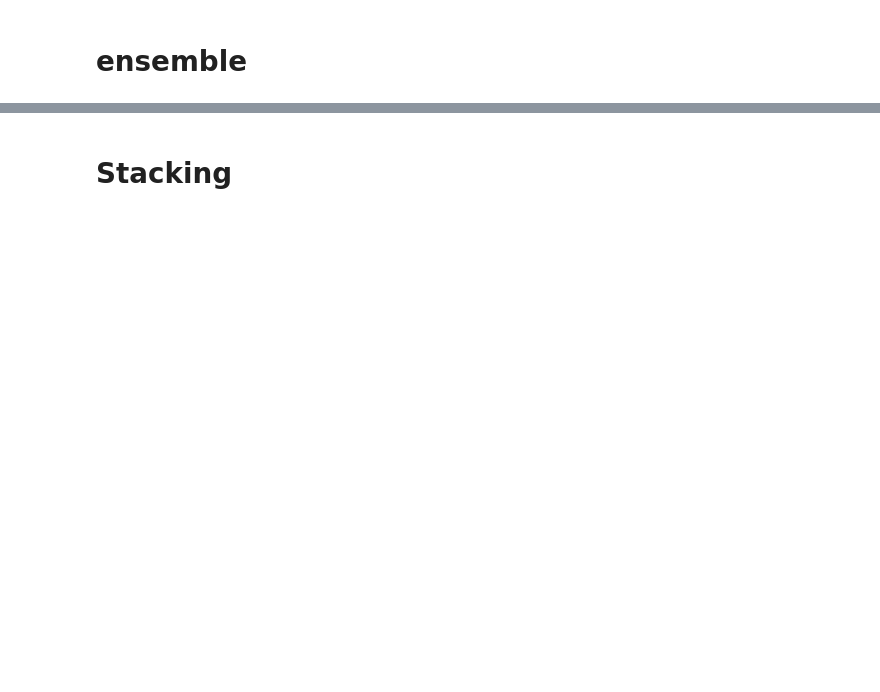
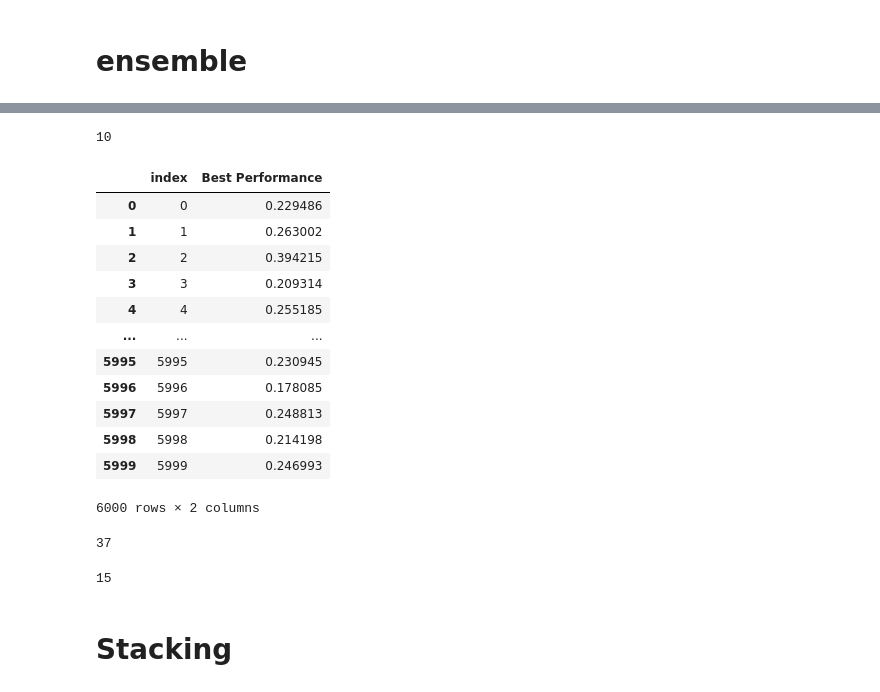
Before and after one commit to andreasmmadjiah/People-Analytics, a Jupyter notebook: BRI.ipynb, the cells around one changed output, grey strips where cells are left out. Saved outputs shown, nothing was run; the diff lists cells and outputs as text; code cells hidden in the pictures; blank space fills up the shorter version.

Commit message:
Fix stacking and ensemble FE

```diff
--- a/BRI.ipynb
+++ b/BRI.ipynb
@@ -1873,10 +2340,34 @@ def fast_predict_FE_ensemble(X,add_fes,pipelines):
     return pred_proba
 # %%
 list_models = [
-    LogisticRegression(class_weight='balanced'),
-    XGBClassifier(scale_pos_weight=3),
-    LGBMClassifier(scale_pos_weight=3),
-    RandomForestClassifier(class_weight='balanced'),
-#     MLPClassifier(hidden_layer_sizes=(100,),activation='identity')
+    LogisticRegression(class_weight='balanced',random_state = 0),
+    XGBClassifier(scale_pos_weight=3,random_state = 0),
+    LGBMClassifier(scale_pos_weight=3,random_state = 0),
+    RandomForestClassifier(class_weight='balanced',random_state = 0),
+    MLPClassifier(hidden_layer_sizes=(100,),activation='identity',random_state = 0)
 ]
+# %%
+parameters = {'multiply':[['GPA','number_of_dependences']],
+              'add':[['annual_leave','sick_leaves'],['assign_of_otherposition','branch_rotation']],
+              'add_str':[['Education_level','job_level']],
+              'substract':[],'divide':[],
+              'bin_add_categ_numer_bin_qcut':[['job_level','GPA',5],['Education_level','GPA',5]],
+            'bin_target_encoding_cut':[],
+             'bin_target_encoding_qcut':[['year_graduated',5],['GPA',5],['annual_leave',5]],
+             'bin_target_encoding_custom_bin':[],
+              'categorical_mean_encoding':['job_level','person_level','Employee_type','Education_level'],
+             'target':'Best Performance'}
+
+parameters = {'multiply':[],
+              'add':[],
+              'add_str':[],
+              'substract':[],'divide':[],
+              'bin_numer_qcut':[],
+              'bin_numer_cut':[],
+              'bin_add_categ_numer_bin_qcut':[],
+            'bin_target_encoding_cut':[['GPA',30]],
+             'bin_target_encoding_qcut':[],
+             'bin_target_encoding_custom_bin':[],
+              'categorical_mean_encoding':[],
+             'target':'Best Performance'}
 # %%
@@ -2017,0 +2518,4 @@ PRec Rec AUC average : [0.85458674 0.25174825] [0.98875578 0.02199145] <==> 0.55
+# %%
+cv=10
+add_fes,pipelines = fast_build_model_FE_ensemble(X_train,y_train,cv,
+                    Feature_Engineering,parameters,list_models=list_models)
@@ -2017,0 +2678,23 @@ PRec Rec AUC average : [0.85458674 0.25174825] [0.98875578 0.02199145] <==> 0.55
+# %%
+len(add_fes)
+# %% [output]
+10
+# %%
+pred_proba = fast_predict_FE_ensemble(data_test,add_fes,pipelines)
+# %%
+df_submission = pd.DataFrame({'index':data_test.index,'Best Performance':pred_proba})
+df_submission
+# %% [output]
+|  | index | Best Performance |
+| 0 | 0 | 0.229486 |
+| 1 | 1 | 0.263002 |
+| 2 | 2 | 0.394215 |
+| 3 | 3 | 0.209314 |
+| 4 | 4 | 0.255185 |
+| ... | ... | ... |
+| 5995 | 5995 | 0.230945 |
+| 5996 | 5996 | 0.178085 |
+| 5997 | 5997 | 0.248813 |
+| 5998 | 5998 | 0.214198 |
+| 5999 | 5999 | 0.246993 |
+6000 rows × 2 columns
@@ -2018,3 +2703,11 @@ PRec Rec AUC average : [0.85458674 0.25174825] [0.98875578 0.02199145] <==> 0.55
+# %%
+15+22
+# %% [output]
+37
+# %%
+len(num_cols)
+# %% [output]
+15
 # %% [markdown]
 # Stacking
 # %%
```
Also changed, not shown: parts of 40 cells of this notebook, 2 other files.
